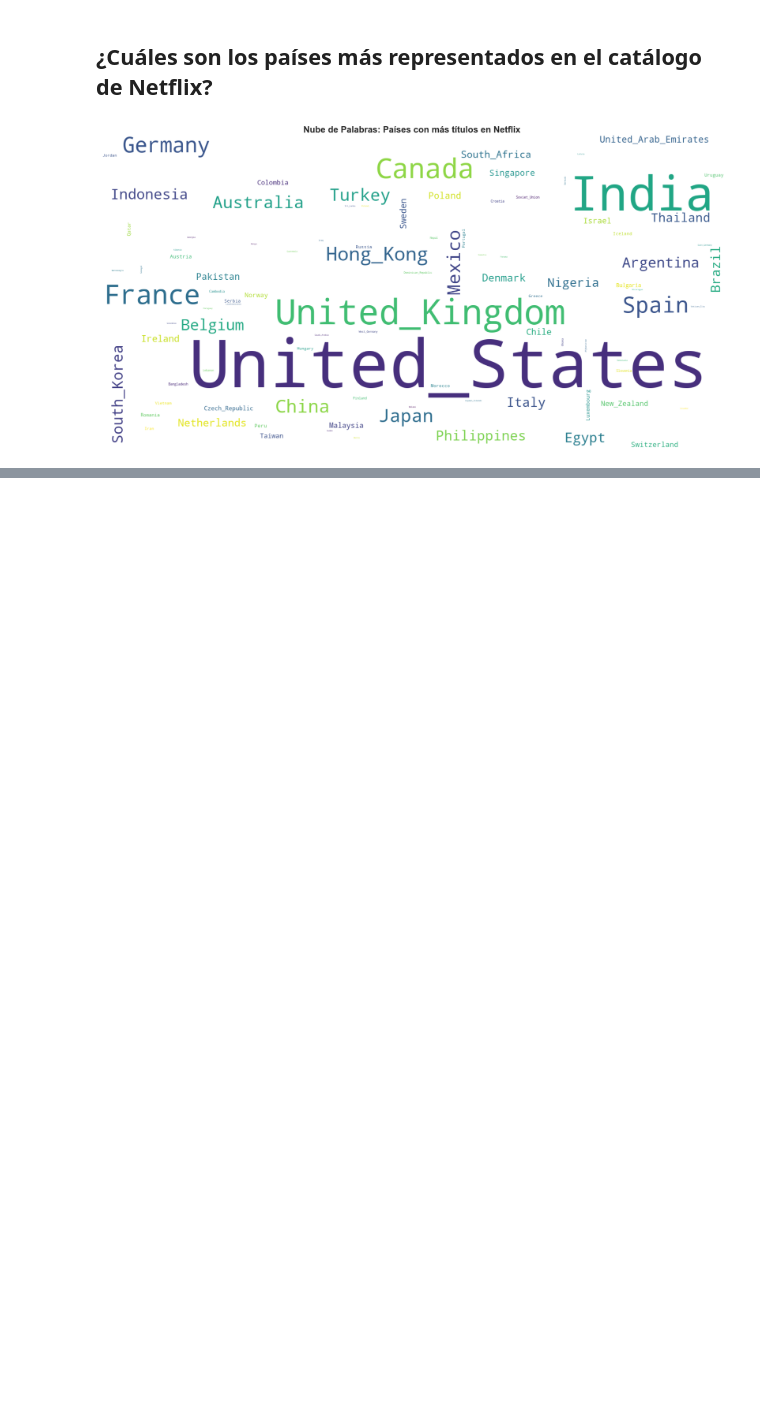
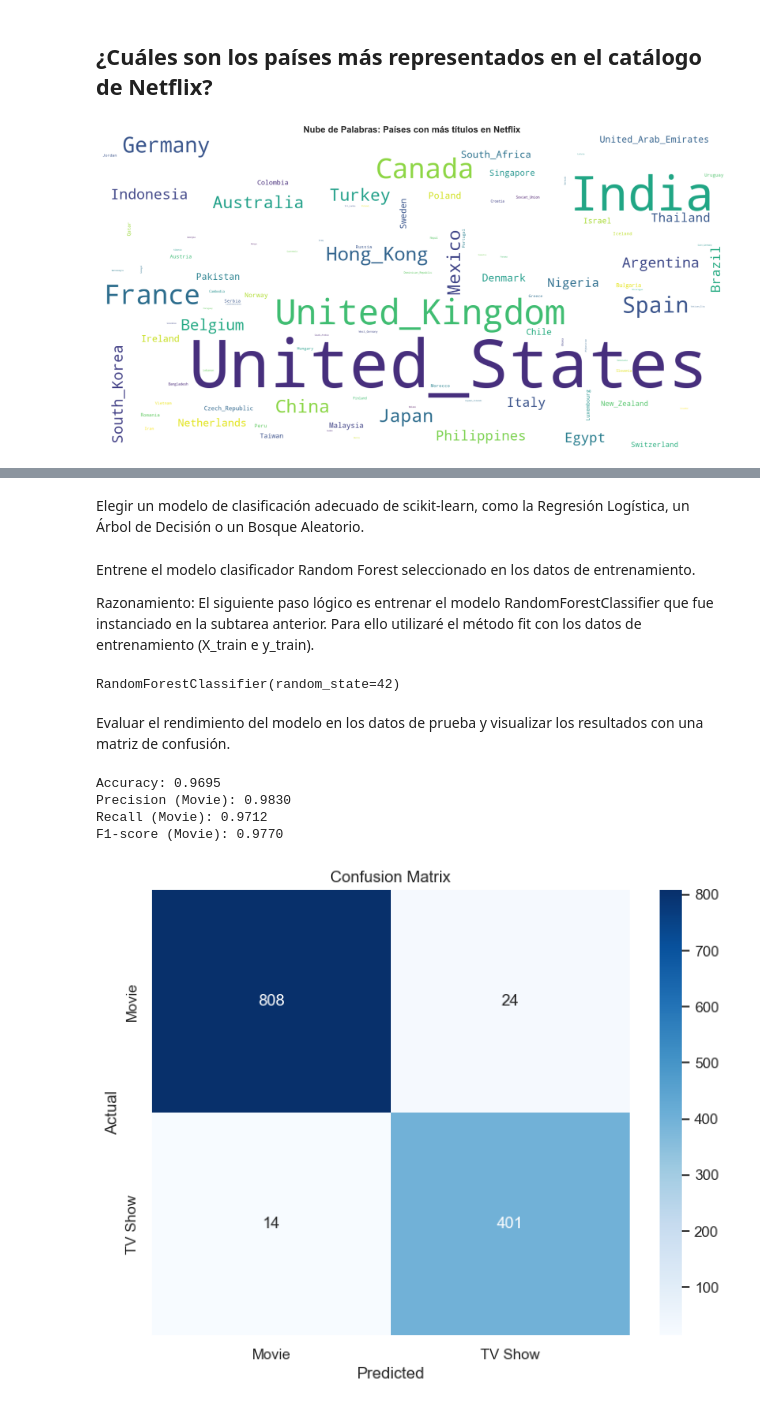
Before and after one commit to EdgarJoel123/Tratamiento_Datos_Graficos, a Jupyter notebook: netflix-data-analysis.ipynb, the cells around one changed output, grey strips where cells are left out. Saved outputs shown, nothing was run; the diff lists cells and outputs as text; code cells hidden in the pictures; blank space fills up the shorter version.

Commit message:
CREACION DE UN MODELO PREDICTIVO PARA VER SI ES TV SHOW O MOVIE

```diff
--- a/netflix-data-analysis.ipynb
+++ b/netflix-data-analysis.ipynb
@@ -293,0 +332,59 @@ plt.show()
+# %% [markdown]
+Elegir un modelo de clasificación adecuado de scikit-learn, como la Regresión Logística, un Árbol de Decisión o un Bosque Aleatorio.
+# %%
+from sklearn.ensemble import RandomForestClassifier  # Importa el modelo Random Forest desde scikit-learn
+
+# Crear una instancia del clasificador Random Forest
+# random_state=42 asegura que los resultados sean reproducibles (mismo resultado cada vez que corras el modelo)
+model = RandomForestClassifier(random_state=42)
+# %% [markdown]
+Entrene el modelo clasificador Random Forest seleccionado en los datos de entrenamiento.
+
+Razonamiento: El siguiente paso lógico es entrenar el modelo RandomForestClassifier que fue instanciado en la subtarea anterior. Para ello utilizaré el método fit con los datos de entrenamiento (X_train e y_train).
+# %%
+model.fit(X_train, y_train) # Entrenar el modelo con los datos de entrenamiento (X_train, y_train)
+# %% [output]
+RandomForestClassifier(random_state=42)
+# %% [markdown]
+Evaluar el rendimiento del modelo en los datos de prueba y visualizar los resultados con una matriz de confusión.
+# %%
+from sklearn.metrics import accuracy_score, precision_score, recall_score, f1_score, confusion_matrix  # Importar métricas de evaluación
+
+# Hacer predicciones usando el conjunto de prueba (X_test)
+y_pred = model.predict(X_test)
+
+# Calcular la exactitud del modelo (porcentaje de predicciones correctas)
+accuracy = accuracy_score(y_test, y_pred)
+
+# Calcular la precisión para la clase 'Movie' (de todas las veces que predijo 'Movie', cuántas fueron correctas)
+precision = precision_score(y_test, y_pred, pos_label='Movie')
+
+# Calcular el recall para la clase 'Movie' (de todos los 'Movie' reales, cuántos predijo correctamente)
+recall = recall_score(y_test, y_pred, pos_label='Movie')
+
+# Calcular el F1-score (promedio armónico entre precisión y recall)
+f1 = f1_score(y_test, y_pred, pos_label='Movie')
+
+# Imprimir los resultados con 4 decimales de precisión
+print(f"Accuracy: {accuracy:.4f}")
+print(f"Precision (Movie): {precision:.4f}")
+print(f"Recall (Movie): {recall:.4f}")
+print(f"F1-score (Movie): {f1:.4f}")
+
+# Generar la matriz de confusión para comparar valores predichos vs reales
+cm = confusion_matrix(y_test, y_pred)
+
+# Visualizar la matriz de confusión como un mapa de calor
+plt.figure(figsize=(8, 6))  # Tamaño de la figura
+sns.heatmap(cm, annot=True, fmt='d', cmap='Blues',  # 'annot=True' muestra los números, 'fmt=d' formatea como enteros
+            xticklabels=model.classes_, yticklabels=model.classes_)  # Etiquetas de clases
+plt.xlabel('Predicted')  # Etiqueta eje X
+plt.ylabel('Actual')     # Etiqueta eje Y
+plt.title('Confusion Matrix')  # Título del gráfico
+plt.show()  # Mostrar gráfico
+# %% [output]
+Accuracy: 0.9695
+Precision (Movie): 0.9830
+Recall (Movie): 0.9712
+F1-score (Movie): 0.9770
+[figure, added]
```
Also changed, not shown: parts of 8 cells of this notebook.
